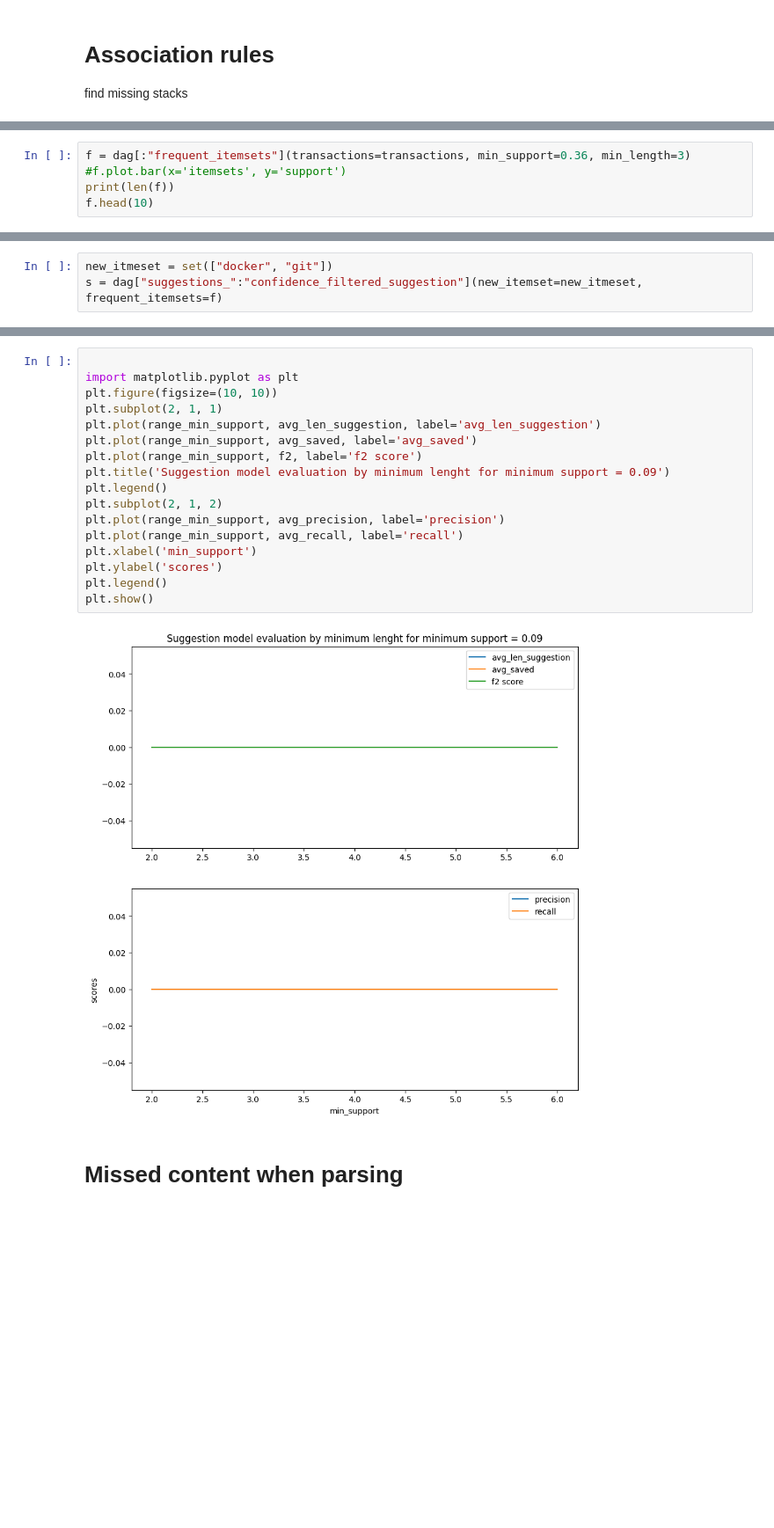
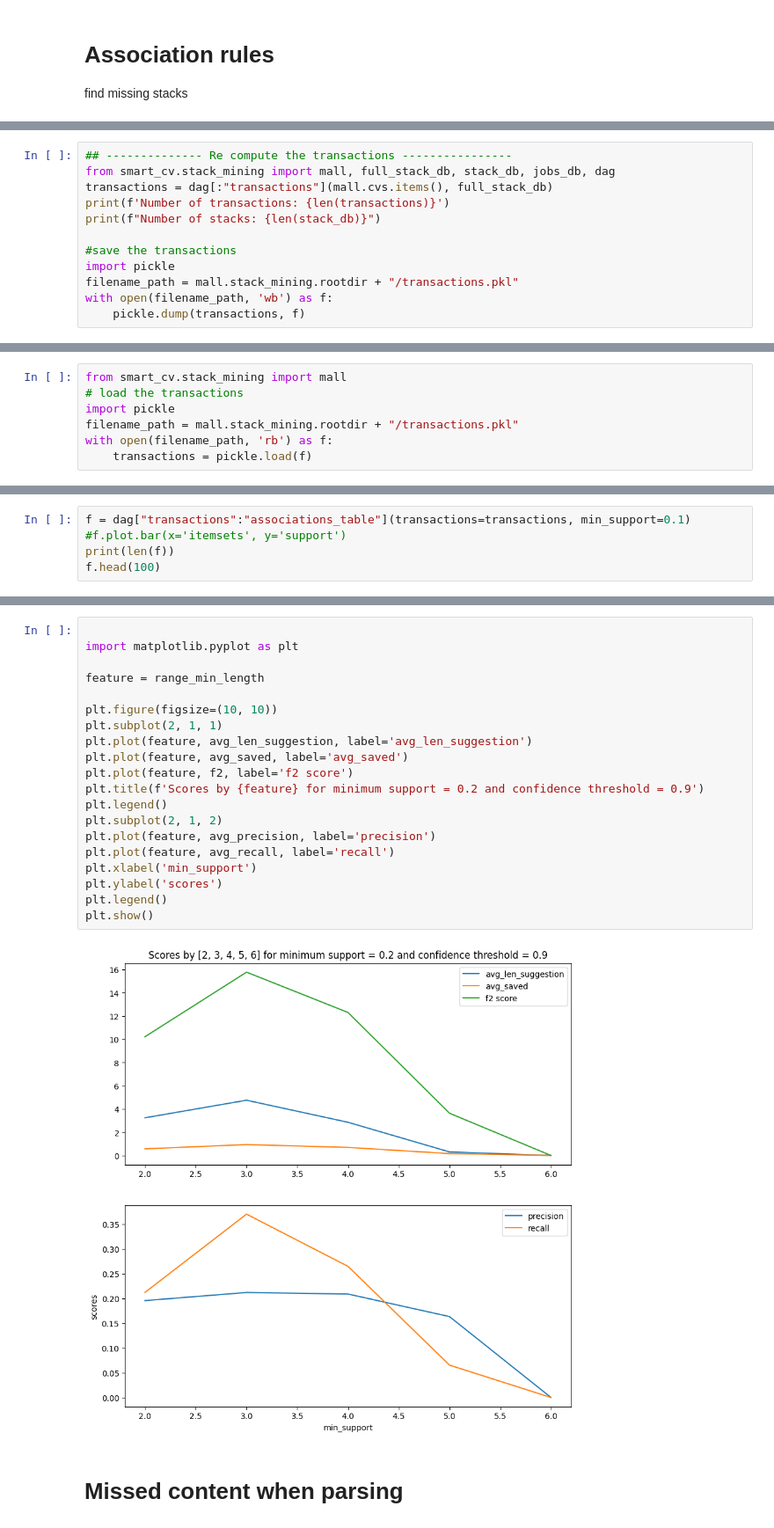
Before and after one commit to addaix/smart_cv, a Jupyter notebook: misc/ad_resume_parsing.ipynb, the cells around one changed output, grey strips where cells are left out. Shown at 88% size. Drawn from its saved outputs; the diff is of its cells as text; blank space fills up the shorter version.

```diff
--- a/misc/ad_resume_parsing.ipynb
+++ b/misc/ad_resume_parsing.ipynb
@@ -208,0 +40,12 @@ dag.dot_digraph()
+# %%
+## -------------- Re compute the transactions ----------------
+from smart_cv.stack_mining import mall, full_stack_db, stack_db, jobs_db, dag
+transactions = dag[:"transactions"](mall.cvs.items(), full_stack_db)
+print(f'Number of transactions: {len(transactions)}')
+print(f"Number of stacks: {len(stack_db)}")
+
+#save the transactions
+import pickle
+filename_path = mall.stack_mining.rootdir + "/transactions.pkl"
+with open(filename_path, 'wb') as f:
+    pickle.dump(transactions, f)
@@ -208,0 +55,7 @@ dag.dot_digraph()
+# %%
+from smart_cv.stack_mining import mall
+# load the transactions
+import pickle
+filename_path = mall.stack_mining.rootdir + "/transactions.pkl"
+with open(filename_path, 'rb') as f:
+    transactions = pickle.load(f)
@@ -209,6 +67,6 @@ dag.dot_digraph()
 # %%
-f = dag[:"frequent_itemsets"](transactions=transactions, min_support=0.36, min_length=3)
+f = dag["transactions":"associations_table"](transactions=transactions, min_support=0.1)
 #f.plot.bar(x='itemsets', y='support')
 print(len(f))
-f.head(10)
+f.head(100)
 # %% [output]
@@ -220,3 +86,0 @@ f.head(10)
-# %%
-new_itmeset = set(["docker", "git"])
-s = dag["suggestions_":"confidence_filtered_suggestion"](new_itemset=new_itmeset, frequent_itemsets=f)
@@ -399,22 +133,25 @@ missing :  ['docker', 'spring', 'security', 'docker', 'git', 'git', 'management'
 # %%
 
 import matplotlib.pyplot as plt
+
+feature = range_min_length
+
 plt.figure(figsize=(10, 10))
 plt.subplot(2, 1, 1)
-plt.plot(range_min_support, avg_len_suggestion, label='avg_len_suggestion')
-plt.plot(range_min_support, avg_saved, label='avg_saved')
-plt.plot(range_min_support, f2, label='f2 score')
-plt.title('Suggestion model evaluation by minimum lenght for minimum support = 0.09')
+plt.plot(feature, avg_len_suggestion, label='avg_len_suggestion')
+plt.plot(feature, avg_saved, label='avg_saved')
+plt.plot(feature, f2, label='f2 score')
+plt.title(f'Scores by {feature} for minimum support = 0.2 and confidence threshold = 0.9')
 plt.legend()
 plt.subplot(2, 1, 2)
-plt.plot(range_min_support, avg_precision, label='precision')
-plt.plot(range_min_support, avg_recall, label='recall')
+plt.plot(feature, avg_precision, label='precision')
+plt.plot(feature, avg_recall, label='recall')
 plt.xlabel('min_support')
 plt.ylabel('scores')
 plt.legend()
 plt.show()
 # %% [output]
-[figure, old version]
+[figure, new version]
 # %% [markdown]
 # Missed content when parsing
 # %%
```
Also changed, not shown: parts of 15 cells of this notebook, 1 other file.
